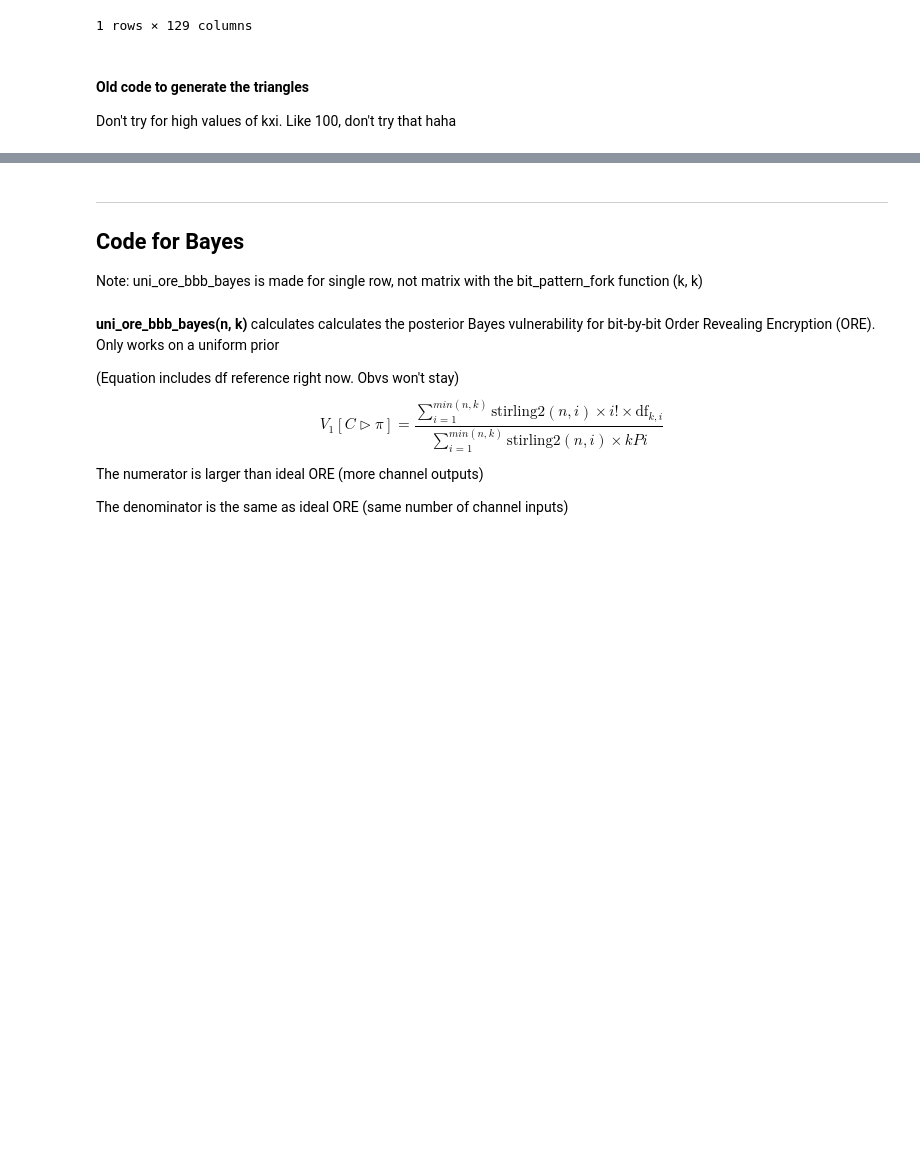
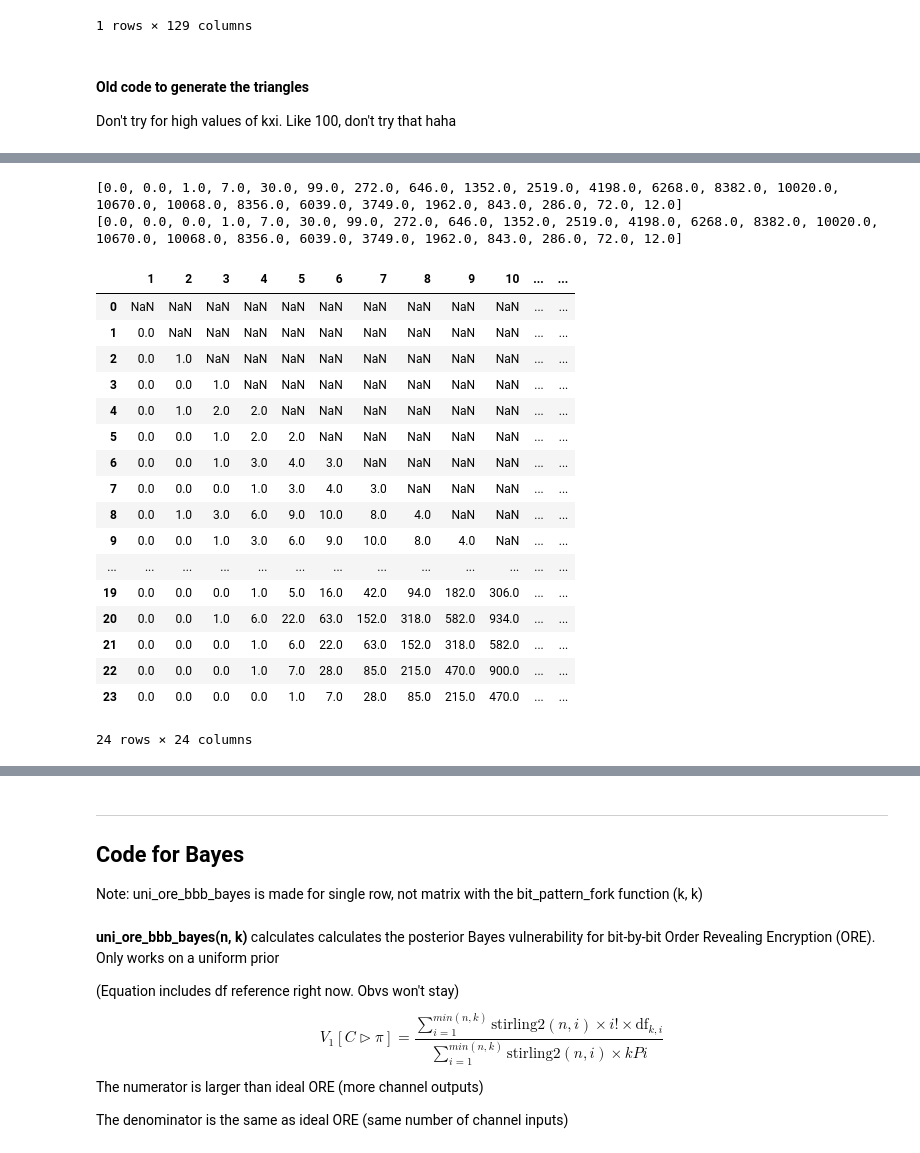
Before and after one commit to majk12/ore, a Jupyter notebook: ore_BbB_bayes.ipynb, the cells around one changed output, grey strips where cells are left out. Drawn from its saved outputs; the diff is of its cells as text; code cells hidden in the pictures; blank space fills up the shorter version.

Commit message:
data and notebook code

```diff
--- a/ore_BbB_bayes.ipynb
+++ b/ore_BbB_bayes.ipynb
@@ -313,0 +462,8 @@ M
+# %%
+C = [a - b for a, b in zip(list25, list24)]
+print(C)
+D = [a - b for a, b in zip(list26, list25)]
+print(D)
+# %% [output]
+[0.0, 0.0, 1.0, 7.0, 30.0, 99.0, 272.0, 646.0, 1352.0, 2519.0, 4198.0, 6268.0, 8382.0, 10020.0, 10670.0, 10068.0, 8356.0, 6039.0, 3749.0, 1962.0, 843.0, 286.0, 72.0, 12.0]
+[0.0, 0.0, 0.0, 1.0, 7.0, 30.0, 99.0, 272.0, 646.0, 1352.0, 2519.0, 4198.0, 6268.0, 8382.0, 10020.0, 10670.0, 10068.0, 8356.0, 6039.0, 3749.0, 1962.0, 843.0, 286.0, 72.0, 12.0]
@@ -313,0 +475,23 @@ M
+# %%
+diffM = pd.read_csv(r'data\diff24x24.csv')
+# %%
+diffM
+# %% [output]
+|  | 1 | 2 | 3 | 4 | 5 | 6 | 7 | 8 | 9 | 10 | ... | ... |
+| 0 | NaN | NaN | NaN | NaN | NaN | NaN | NaN | NaN | NaN | NaN | ... | ... |
+| 1 | 0.0 | NaN | NaN | NaN | NaN | NaN | NaN | NaN | NaN | NaN | ... | ... |
+| 2 | 0.0 | 1.0 | NaN | NaN | NaN | NaN | NaN | NaN | NaN | NaN | ... | ... |
+| 3 | 0.0 | 0.0 | 1.0 | NaN | NaN | NaN | NaN | NaN | NaN | NaN | ... | ... |
+| 4 | 0.0 | 1.0 | 2.0 | 2.0 | NaN | NaN | NaN | NaN | NaN | NaN | ... | ... |
+| 5 | 0.0 | 0.0 | 1.0 | 2.0 | 2.0 | NaN | NaN | NaN | NaN | NaN | ... | ... |
+| 6 | 0.0 | 0.0 | 1.0 | 3.0 | 4.0 | 3.0 | NaN | NaN | NaN | NaN | ... | ... |
+| 7 | 0.0 | 0.0 | 0.0 | 1.0 | 3.0 | 4.0 | 3.0 | NaN | NaN | NaN | ... | ... |
+| 8 | 0.0 | 1.0 | 3.0 | 6.0 | 9.0 | 10.0 | 8.0 | 4.0 | NaN | NaN | ... | ... |
+| 9 | 0.0 | 0.0 | 1.0 | 3.0 | 6.0 | 9.0 | 10.0 | 8.0 | 4.0 | NaN | ... | ... |
+| ... | ... | ... | ... | ... | ... | ... | ... | ... | ... | ... | ... | ... |
+| 19 | 0.0 | 0.0 | 0.0 | 1.0 | 5.0 | 16.0 | 42.0 | 94.0 | 182.0 | 306.0 | ... | ... |
+| 20 | 0.0 | 0.0 | 1.0 | 6.0 | 22.0 | 63.0 | 152.0 | 318.0 | 582.0 | 934.0 | ... | ... |
+| 21 | 0.0 | 0.0 | 0.0 | 1.0 | 6.0 | 22.0 | 63.0 | 152.0 | 318.0 | 582.0 | ... | ... |
+| 22 | 0.0 | 0.0 | 0.0 | 1.0 | 7.0 | 28.0 | 85.0 | 215.0 | 470.0 | 900.0 | ... | ... |
+| 23 | 0.0 | 0.0 | 0.0 | 0.0 | 1.0 | 7.0 | 28.0 | 85.0 | 215.0 | 470.0 | ... | ... |
+24 rows × 24 columns
```
Also changed, not shown: parts of 32 cells of this notebook, 7 other files.
